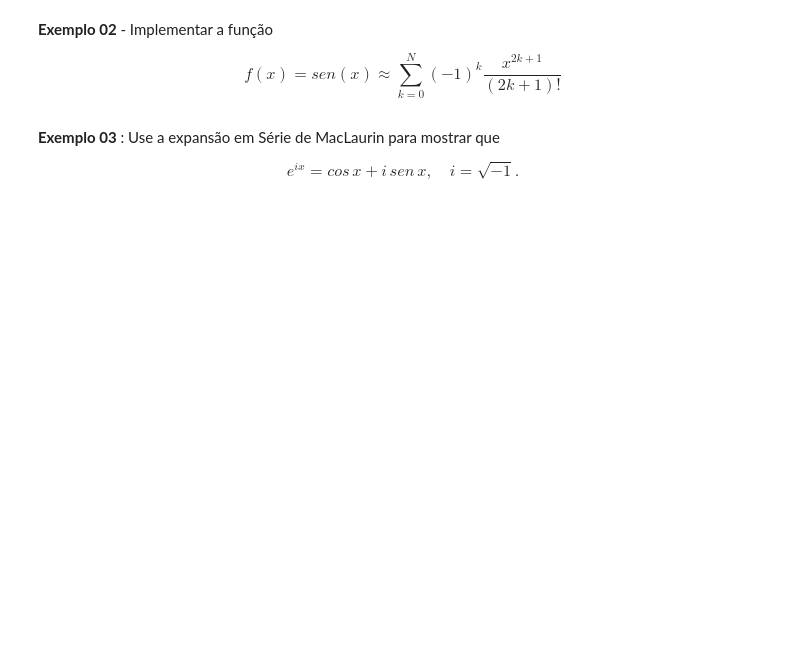
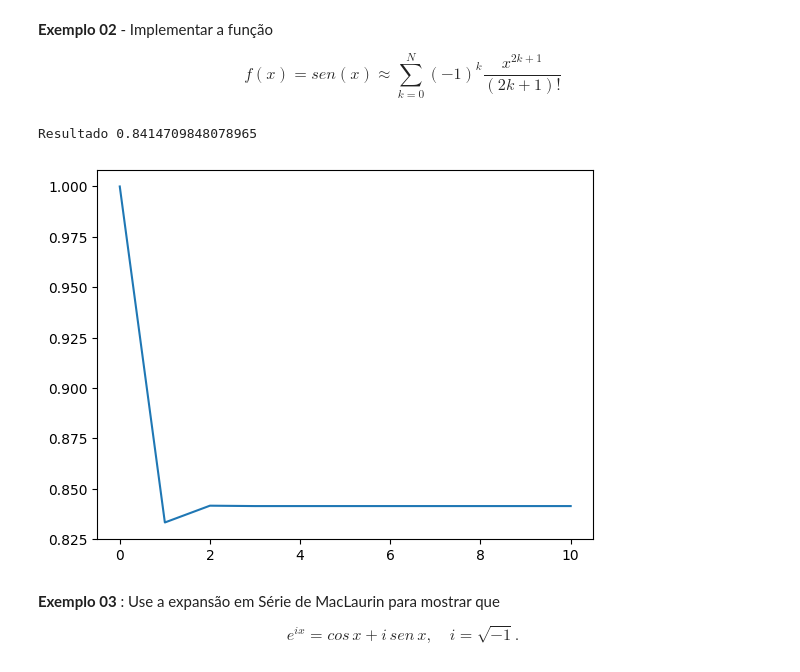
Before and after one commit to PedroNeto05/lab-CN, a Jupyter notebook: Lab_01.ipynb, the cells around one changed output. Saved outputs shown, nothing was run; the diff lists cells and outputs as text; code cells hidden in the pictures; blank space fills up the shorter version.

```diff
--- a/Lab_01.ipynb
+++ b/Lab_01.ipynb
@@ -18,6 +36,24 @@ import math
 \begin{equation}
      f(x) = sen(x) \approx \sum_{k=0}^{N} (-1)^k \frac{x^{2k+1}}{(2k+1)!}
 \end{equation}
+# %%
+def func(x: int, N: int = 0) -> list[float]:
+    valores: list[float] = []
+    soma = 0
+    for k in range(N+1):
+        soma += ((-1)**k) * ((x**((2*k)+1)) / math.factorial((2*k) + 1))
+        valores.append(soma)
+
+    return valores
+
+
+result = func(1, 10)
+print(f"Resultado {result[-1]}")
+plt.plot(result)
+plt.show()
+# %% [output]
+Resultado 0.8414709848078965
+[figure, added]
 # %% [markdown]
 **Exemplo 03** : Use a expansão em Série de MacLaurin para mostrar que
 
```
Also changed, not shown: parts of 5 cells of this notebook, 2 other files.
